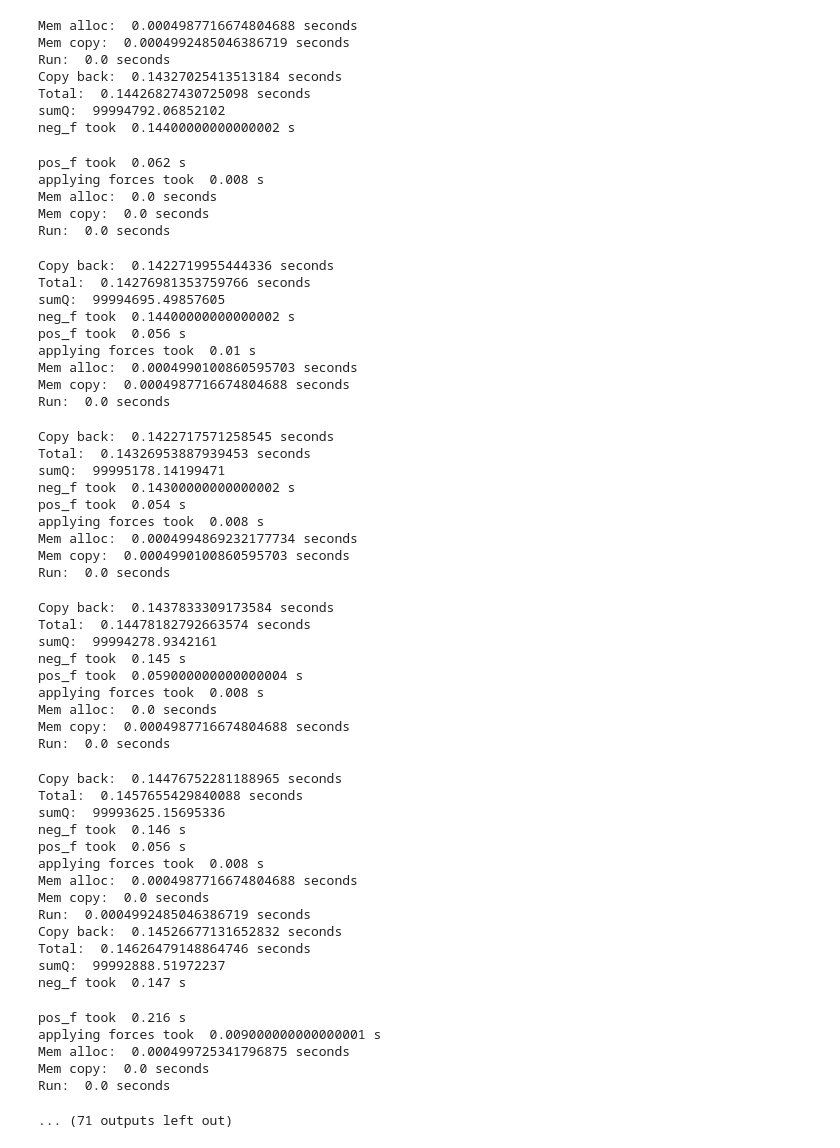
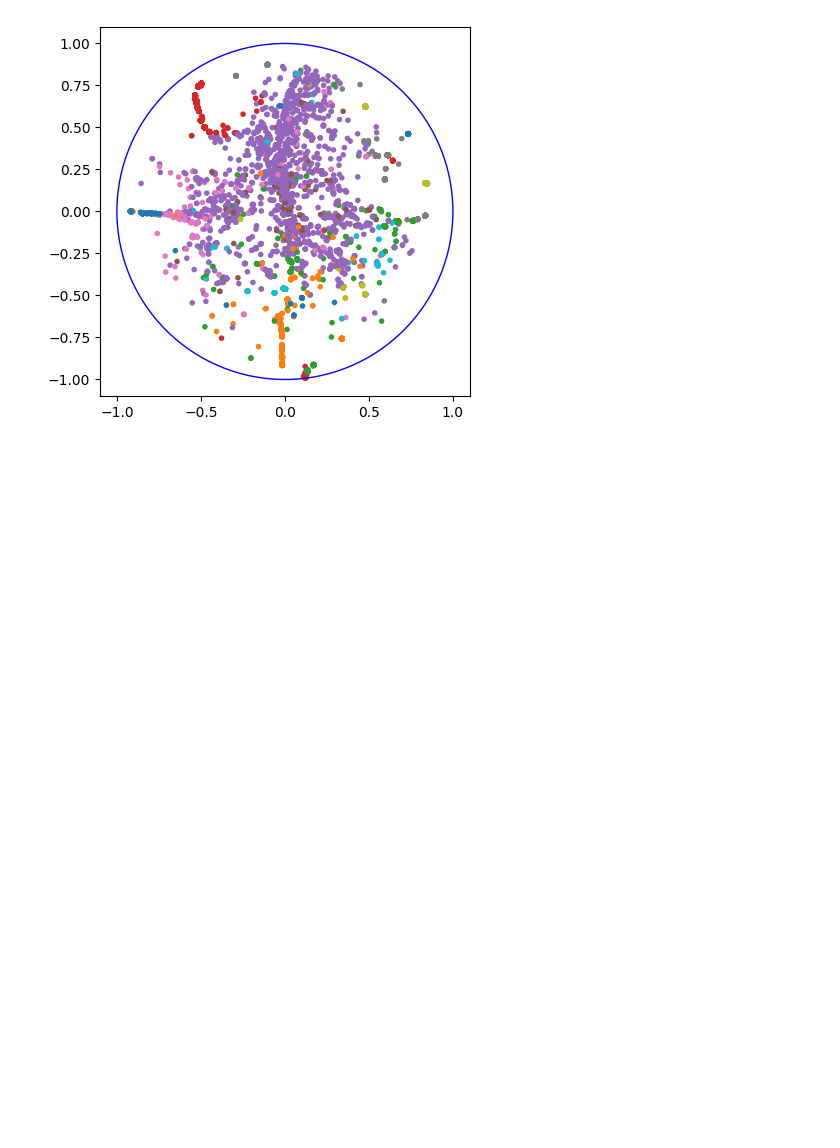
Before and after one commit to Milan7843/hyperbolic-tsne, a Jupyter notebook: test.ipynb, the cells around one changed output. Cells and saved outputs as stored; diff of their text form; code cells hidden in the pictures; blank space fills up the shorter version.

```diff
--- a/test.ipynb
+++ b/test.ipynb
@@ -44,7 +44,7 @@ opt_config = dict(
     vanilla=False,  # if vanilla is set to true, regular gradient descent without any modifications is performed; for  vanilla set to false, the optimization makes use of momentum and gains
     momentum_ex=0.5,  # Set momentum during early exaggeration to 0.5
     momentum=0.8,  # Set momentum during non-exaggerated gradient descent to 0.8
-    exact=True,  # To use the quad tree for acceleration (like Barnes-Hut in the Euclidean setting) or to evaluate the gradient exactly
+    exact=False,  # To use the quad tree for acceleration (like Barnes-Hut in the Euclidean setting) or to evaluate the gradient exactly
     area_split=False,  # To build or not build the polar quad tree based on equal area splitting or - alternatively - on equal length splitting
     n_iter_check=10,  # Needed for early stopping criterion
     size_tol=0.999  # Size of the embedding to be used as early stopping criterion
@@ -152,58 +138 @@ applying forces took  0.01 s
-Mem alloc:  0.0004987716674804688 seconds
-Mem copy:  0.0004992485046386719 seconds
-Run:  0.0 seconds
-Copy back:  0.14327025413513184 seconds
-Total:  0.14426827430725098 seconds
-sumQ:  99994792.06852102
-neg_f took  0.14400000000000002 s
-pos_f took  0.062 s
-applying forces took  0.008 s
-Mem alloc:  0.0 seconds
-Mem copy:  0.0 seconds
-Run:  0.0 seconds
-Copy back:  0.1422719955444336 seconds
-Total:  0.14276981353759766 seconds
-sumQ:  99994695.49857605
-neg_f took  0.14400000000000002 s
-pos_f took  0.056 s
-applying forces took  0.01 s
-Mem alloc:  0.0004990100860595703 seconds
-Mem copy:  0.0004987716674804688 seconds
-Run:  0.0 seconds
-Copy back:  0.1422717571258545 seconds
-Total:  0.14326953887939453 seconds
-sumQ:  99995178.14199471
-neg_f took  0.14300000000000002 s
-pos_f took  0.054 s
-applying forces took  0.008 s
-Mem alloc:  0.0004994869232177734 seconds
-Mem copy:  0.0004990100860595703 seconds
-Run:  0.0 seconds
-Copy back:  0.1437833309173584 seconds
-Total:  0.14478182792663574 seconds
-sumQ:  99994278.9342161
-neg_f took  0.145 s
-pos_f took  0.059000000000000004 s
-applying forces took  0.008 s
-Mem alloc:  0.0 seconds
-Mem copy:  0.0004987716674804688 seconds
-Run:  0.0 seconds
-Copy back:  0.14476752281188965 seconds
-Total:  0.1457655429840088 seconds
-sumQ:  99993625.15695336
-neg_f took  0.146 s
-pos_f took  0.056 s
-applying forces took  0.008 s
-Mem alloc:  0.0004987716674804688 seconds
-Mem copy:  0.0 seconds
-Run:  0.0004992485046386719 seconds
-Copy back:  0.14526677131652832 seconds
-Total:  0.14626479148864746 seconds
-sumQ:  99992888.51972237
-neg_f took  0.147 s
-pos_f took  0.216 s
-applying forces took  0.009000000000000001 s
-Mem alloc:  0.000499725341796875 seconds
-Mem copy:  0.0 seconds
-Run:  0.0 seconds
-... (71 outputs left out)
+[figure, added]
```
Also changed, not shown: parts of 1 cell of this notebook, 11 other files.
